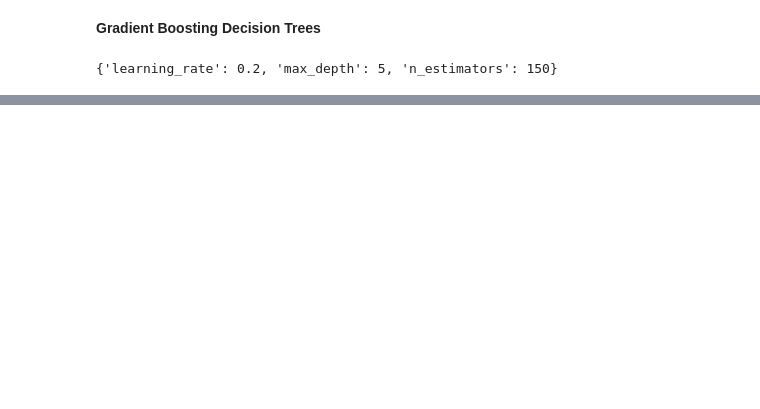
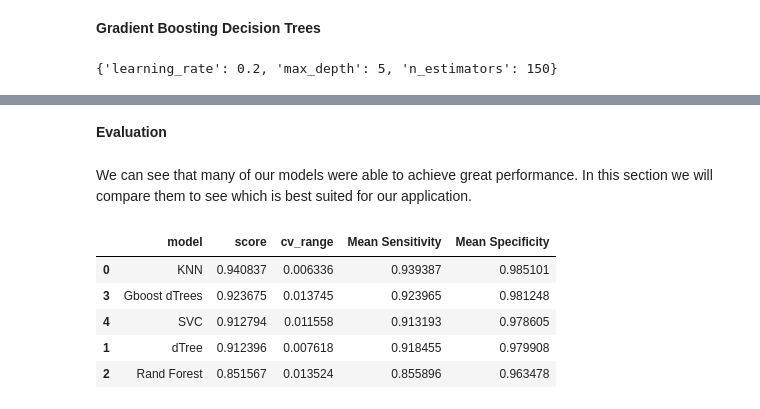
Before and after one commit to alp11017/portfolio_projects, a Jupyter notebook: classifying_hand_gestures.ipynb, the cells around one changed output, grey strips where cells are left out. Saved outputs shown, nothing was run; the diff lists cells and outputs as text; code cells hidden in the pictures; blank space fills up the shorter version.

```diff
--- a/classifying_hand_gestures.ipynb
+++ b/classifying_hand_gestures.ipynb
@@ -795,0 +796,9 @@ test
+# %%
+tuned_params = [{'C': [1, 2, 3],
+                'kernel': ['linear', 'poly', 'rbf']}]
+
+n_folds=10
+
+grid = GridSearchCV(SVC(), tuned_params, cv=n_folds, refit=False)
+grid.fit(X_train, y_train)
+grid.best_params_
@@ -795,0 +849,21 @@ test
+# %% [markdown]
+**Evaluation**
+# %% [markdown]
+We can see that many of our models were able to achieve great performance. In this section we will compare them to see which is best suited for our application.
+# %%
+comparison_df = pd.DataFrame()
+
+comparison_df['model'] = model
+comparison_df['score'] = mean_cv_score
+comparison_df['cv_range'] = cv_range
+comparison_df['Mean Sensitivity'] = mean_sensitivity
+comparison_df['Mean Specificity'] = mean_specificity
+
+comparison_df.sort_values(by='score', ascending=False)
+# %% [output]
+|  | model | score | cv_range | Mean Sensitivity | Mean Specificity |
+| 0 | KNN | 0.940837 | 0.006336 | 0.939387 | 0.985101 |
+| 3 | Gboost dTrees | 0.923675 | 0.013745 | 0.923965 | 0.981248 |
+| 4 | SVC | 0.912794 | 0.011558 | 0.913193 | 0.978605 |
+| 1 | dTree | 0.912396 | 0.007618 | 0.918455 | 0.979908 |
+| 2 | Rand Forest | 0.851567 | 0.013524 | 0.855896 | 0.963478 |
```
Also changed, not shown: parts of 20 cells of this notebook.
